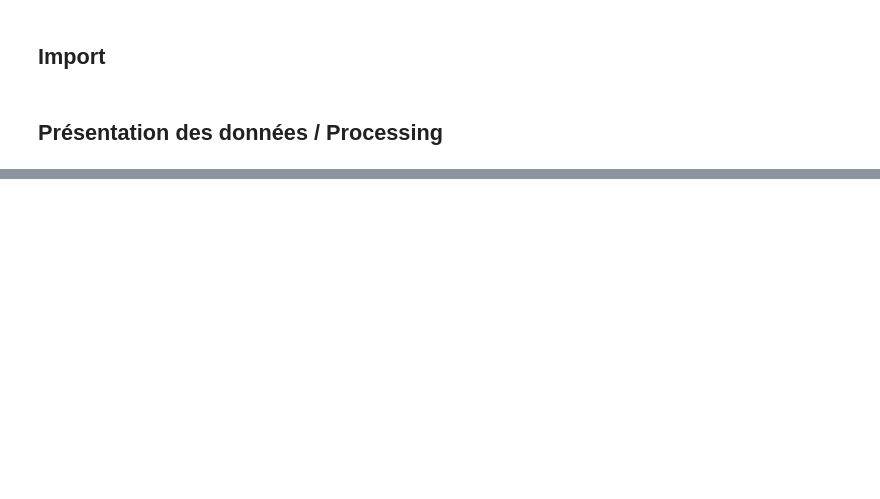
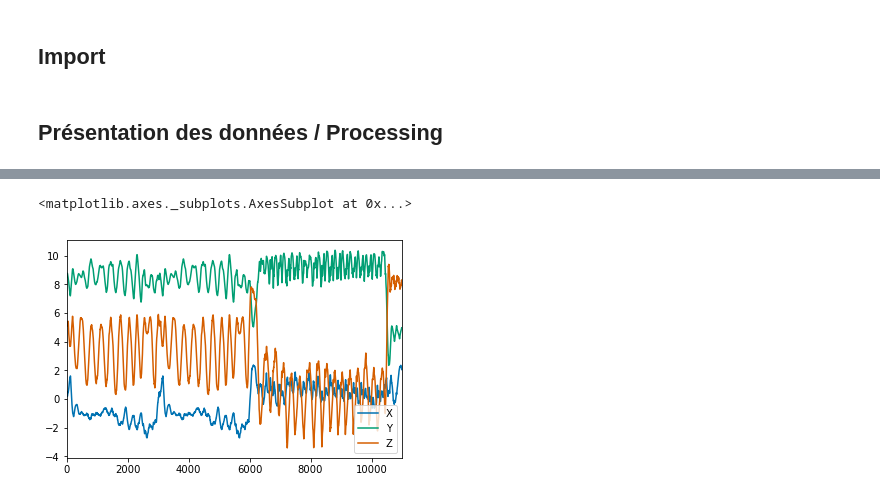
Before and after one commit to Vincent-Robert/Projet-SIGMA, a Jupyter notebook: Projet_script.ipynb, the cells around one changed output, grey strips where cells are left out. Cells and saved outputs as stored; diff of their text form; code cells hidden in the pictures; blank space fills up the shorter version.

```diff
--- a/Projet_script.ipynb
+++ b/Projet_script.ipynb
@@ -41,0 +52,16 @@ pd.DataFrame.plot(data);
+# %%
+n = 100
+filtre = np.ones(n)
+# Il faudra trouver un filtre correct
+filtre = np.array(filtre).reshape(len(filtre), 1)/len(filtre)
+filteredX = signal.convolve(data.get(['x']), filtre)
+filteredY = signal.convolve(data.get(['y']), filtre)
+filteredZ = signal.convolve(data.get(['z']), filtre)
+fdata = pd.DataFrame()
+fdata['X'] = filteredX[n : - n, 0]
+fdata['Y'] = filteredY[n : - n, 0]
+fdata['Z'] = filteredZ[n : - n, 0]
+fdata.plot()
+# %% [output]
+<matplotlib.axes._subplots.AxesSubplot at 0x...>
+[figure, added]
```
Also changed, not shown: parts of 19 cells of this notebook, 3 other files.
